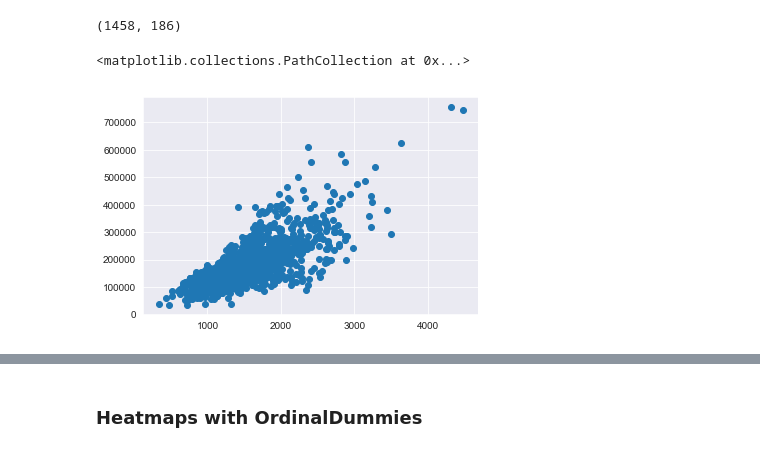
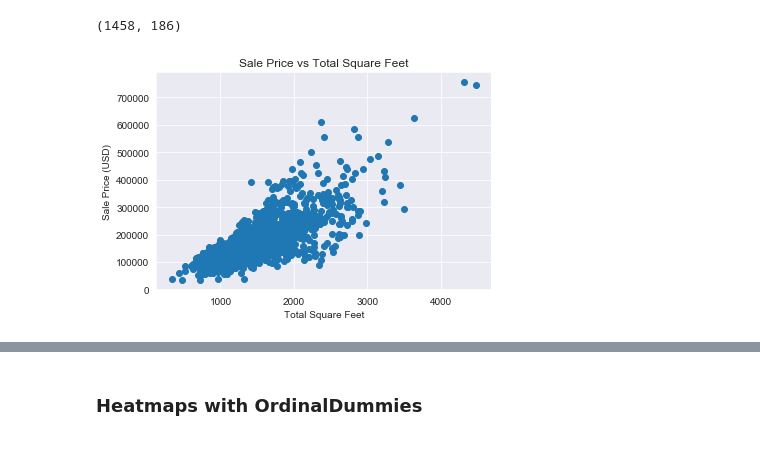
Before and after one commit to cchen17/machine-learning_house-prices, a Jupyter notebook: denise/EDA and Feature Selection.ipynb, the cells around one changed output, grey strips where cells are left out. Drawn from its saved outputs; the diff is of its cells as text; code cells hidden in the pictures.

```diff
--- a/denise/EDA and Feature Selection.ipynb
+++ b/denise/EDA and Feature Selection.ipynb
@@ -55,6 +49,9 @@ train.shape
 # %%
 sns.set_style('darkgrid')
 plt.scatter(train['TotalSF'], train['SalePrice'])
+plt.xlabel('Total Square Feet')
+plt.ylabel('Sale Price (USD)')
+plt.title('Sale Price vs Total Square Feet')
+plt.show()
 # %% [output]
-<matplotlib.collections.PathCollection at 0x...>
-[figure, old version]
+[figure, new version]
```
Also changed, not shown: parts of 14 cells of this notebook, 2 other files.
